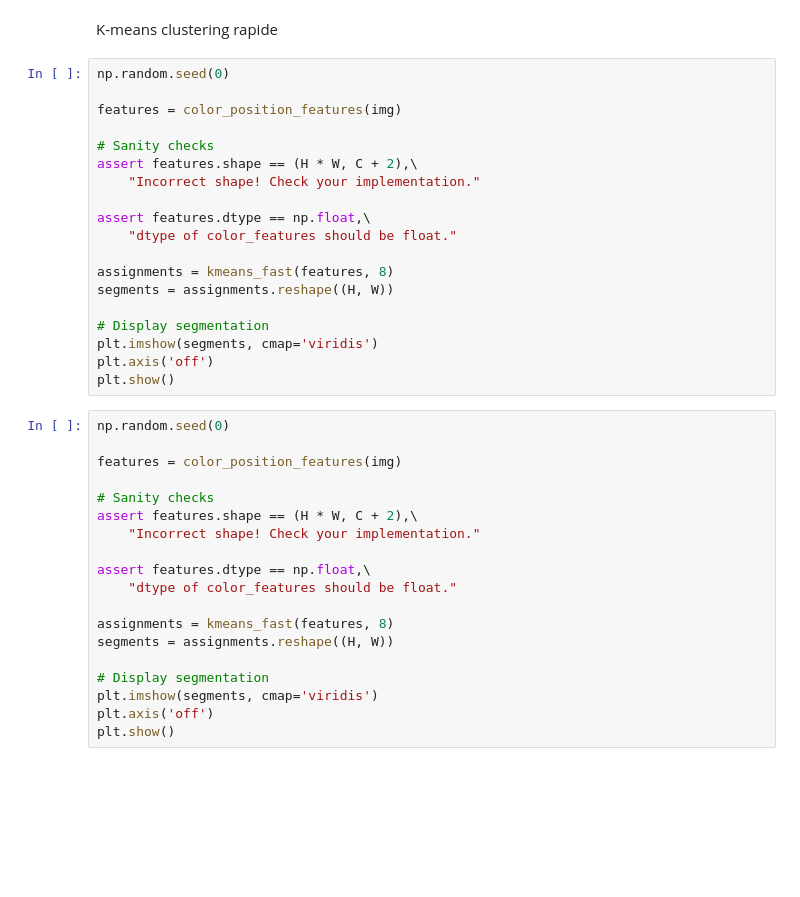
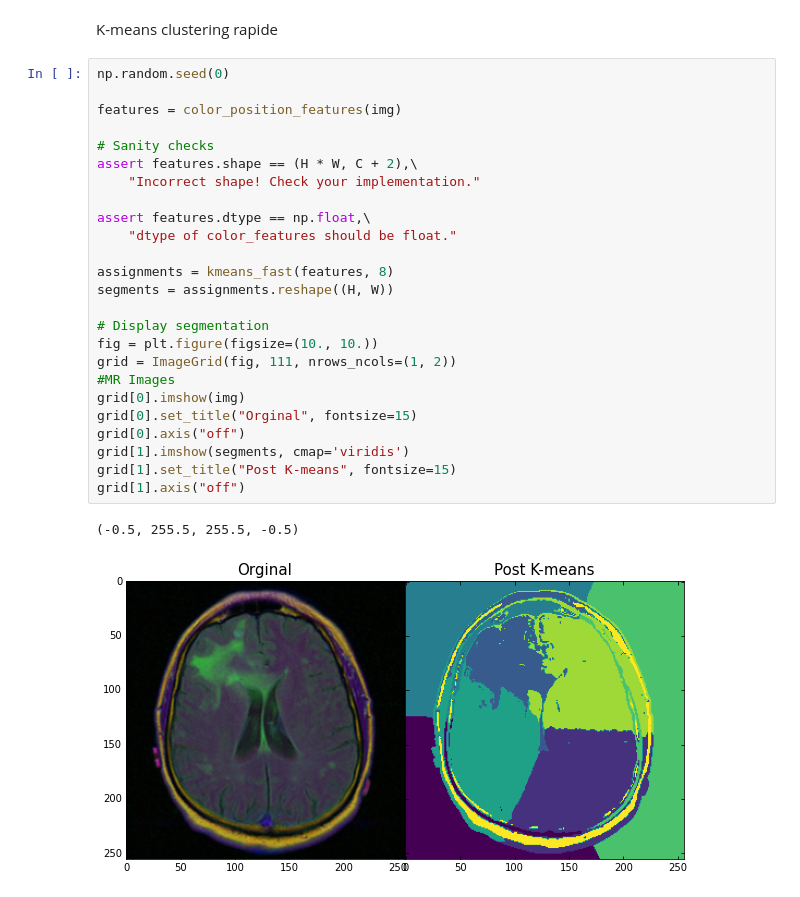
Before and after one commit to MarionSauvage/DL_Project_CS, a Jupyter notebook: segmentation_kmeans.ipynb, the cells around one changed output. Saved outputs shown, nothing was run; the diff lists cells and outputs as text; blank space fills up the shorter version.

```diff
--- a/segmentation_kmeans.ipynb
+++ b/segmentation_kmeans.ipynb
@@ -153,38 +202,28 @@ K-means clustering rapide
 # %%
 np.random.seed(0)
 
 features = color_position_features(img)
 
 # Sanity checks
 assert features.shape == (H * W, C + 2),\
     "Incorrect shape! Check your implementation."
 
 assert features.dtype == np.float,\
     "dtype of color_features should be float."
 
 assignments = kmeans_fast(features, 8)
 segments = assignments.reshape((H, W))
 
 # Display segmentation
-plt.imshow(segments, cmap='viridis')
-plt.axis('off')
-plt.show()
+fig = plt.figure(figsize=(10., 10.))
+grid = ImageGrid(fig, 111, nrows_ncols=(1, 2))
+#MR Images
+grid[0].imshow(img)
+grid[0].set_title("Orginal", fontsize=15)
+grid[0].axis("off")
+grid[1].imshow(segments, cmap='viridis')
+grid[1].set_title("Post K-means", fontsize=15)
+grid[1].axis("off")
+# %% [output]
+(-0.5, 255.5, 255.5, -0.5)
+[figure, added]
-# %%
-np.random.seed(0)
-
-features = color_position_features(img)
-
-# Sanity checks
-assert features.shape == (H * W, C + 2),\
-    "Incorrect shape! Check your implementation."
-
-assert features.dtype == np.float,\
-    "dtype of color_features should be float."
-
-assignments = kmeans_fast(features, 8)
-segments = assignments.reshape((H, W))
-
-# Display segmentation
-plt.imshow(segments, cmap='viridis')
-plt.axis('off')
-plt.show()
```
Also changed, not shown: parts of 6 cells of this notebook.
